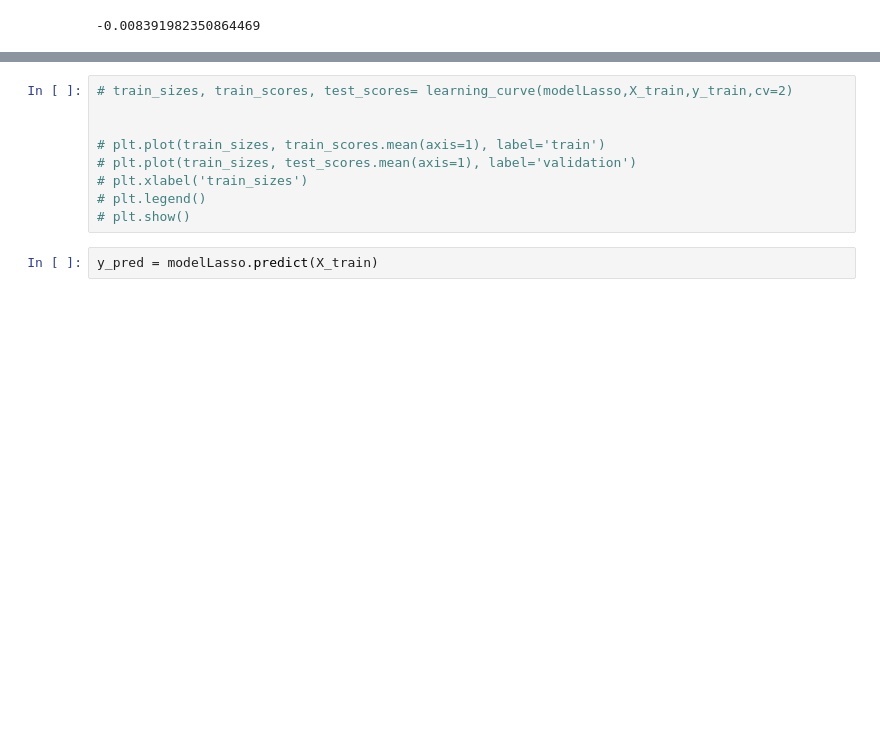
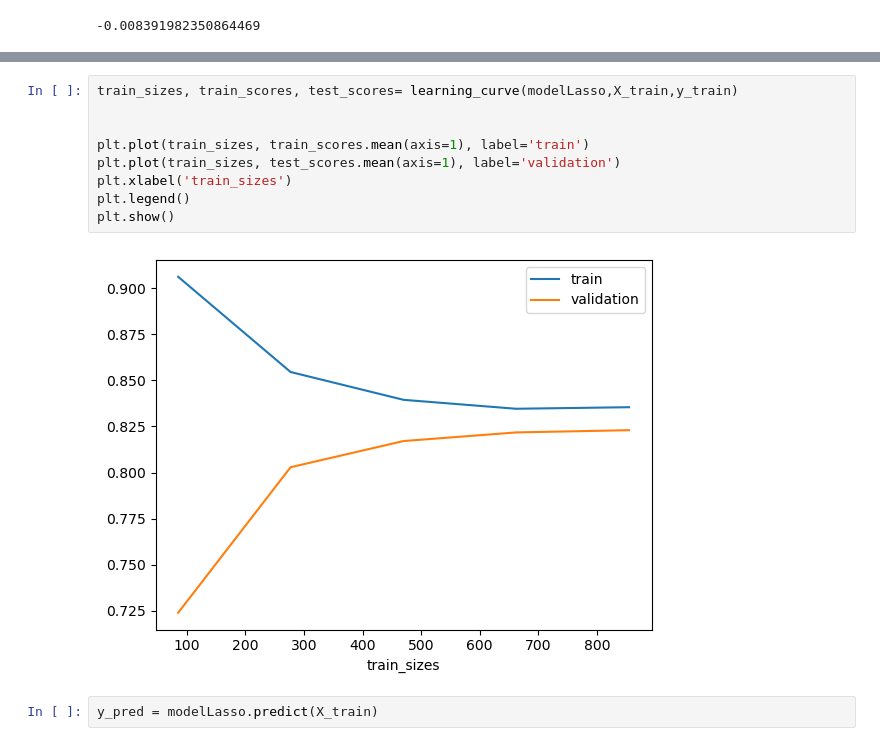
Before and after one commit to StevenDelval/Predire-une-prime-d-assurance-grace-l-IA, a Jupyter notebook: modelisation.ipynb, the cells around one changed output, grey strips where cells are left out. Saved outputs shown, nothing was run; the diff lists cells and outputs as text; blank space fills up the shorter version.

```diff
--- a/modelisation.ipynb
+++ b/modelisation.ipynb
@@ -68,12 +67,14 @@ modelLasso.score(X_test,y_test)
 # %%
-# train_sizes, train_scores, test_scores= learning_curve(modelLasso,X_train,y_train,cv=2)
+train_sizes, train_scores, test_scores= learning_curve(modelLasso,X_train,y_train)
 
 
-# plt.plot(train_sizes, train_scores.mean(axis=1), label='train')
-# plt.plot(train_sizes, test_scores.mean(axis=1), label='validation')
-# plt.xlabel('train_sizes')
-# plt.legend()
-# plt.show()
+plt.plot(train_sizes, train_scores.mean(axis=1), label='train')
+plt.plot(train_sizes, test_scores.mean(axis=1), label='validation')
+plt.xlabel('train_sizes')
+plt.legend()
+plt.show()
+# %% [output]
+[figure, added]
 # %%
 y_pred = modelLasso.predict(X_train)
 # %%
```
Also changed, not shown: parts of 13 cells of this notebook.
